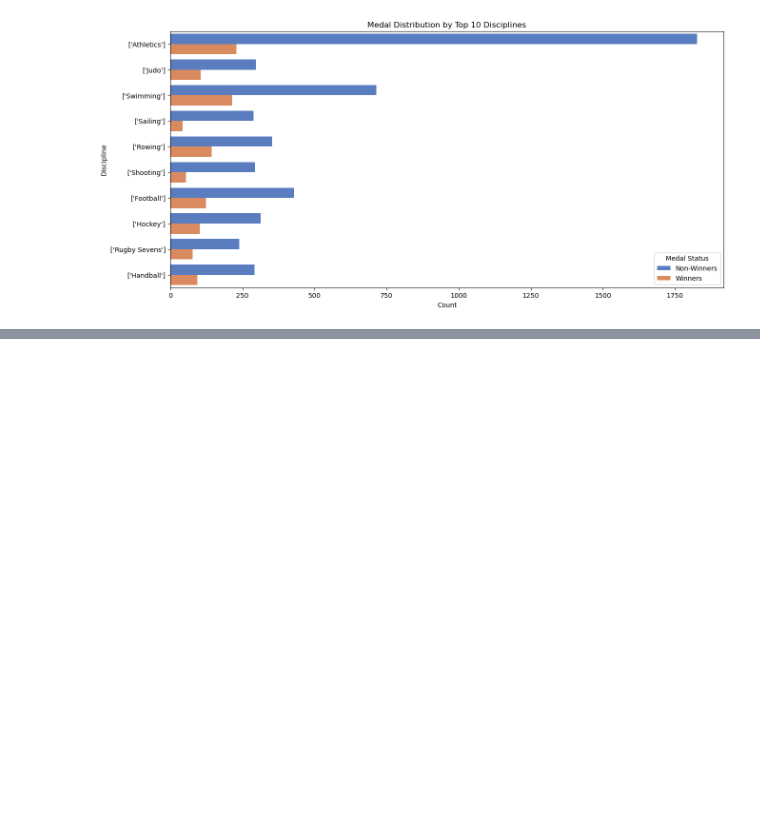
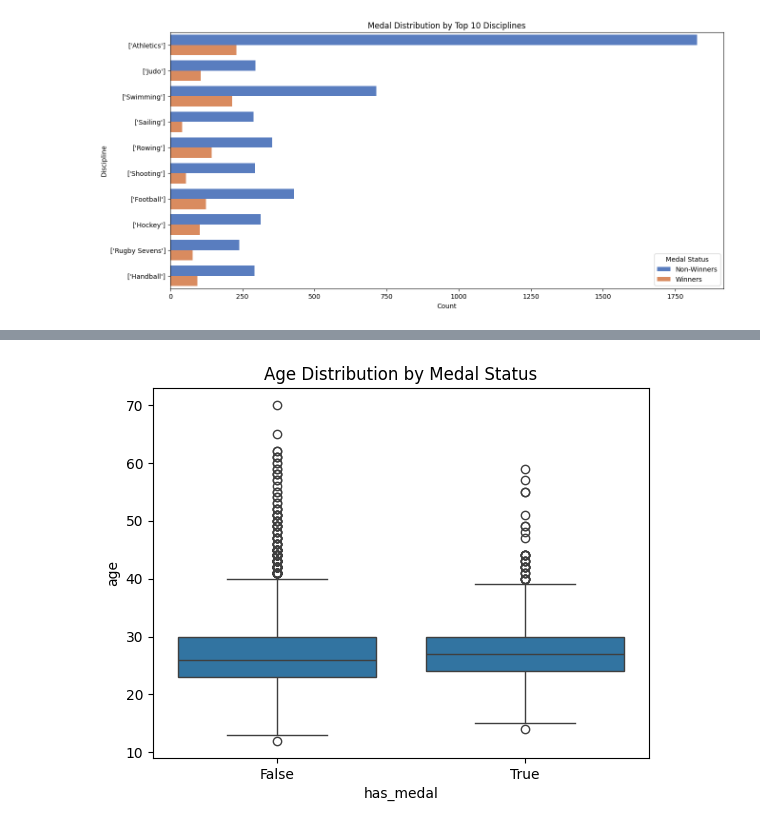
Before and after one commit to aamarnath1/ds-projects, a Jupyter notebook: Olympics Classification/Classification_Project-.ipynb, the cells around one changed output, grey strips where cells are left out. Cells and saved outputs as stored; diff of their text form; code cells hidden in the pictures; blank space fills up the shorter version.

```diff
--- a/Olympics Classification/Classification_Project-.ipynb
+++ b/Olympics Classification/Classification_Project-.ipynb
@@ -299,3 +306,10 @@ plt.show()
+# %%
+# Relationship between age and medals
+sns.boxplot(data=final_clean_df, x='has_medal', y='age')
+plt.title('Age Distribution by Medal Status')
+plt.show()
+# %% [output]
+[figure, added]
 # %%
 # Cross-tabulation for gender and discipline
 cross_tab = pd.crosstab(final_clean_df['gender'], final_clean_df['disciplines'])
```
Also changed, not shown: parts of 17 cells of this notebook.
